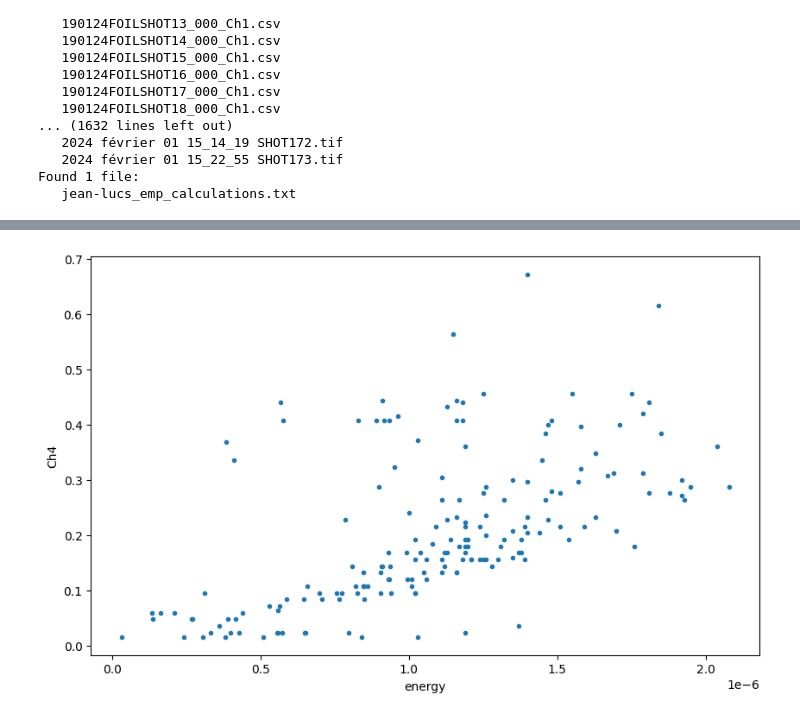
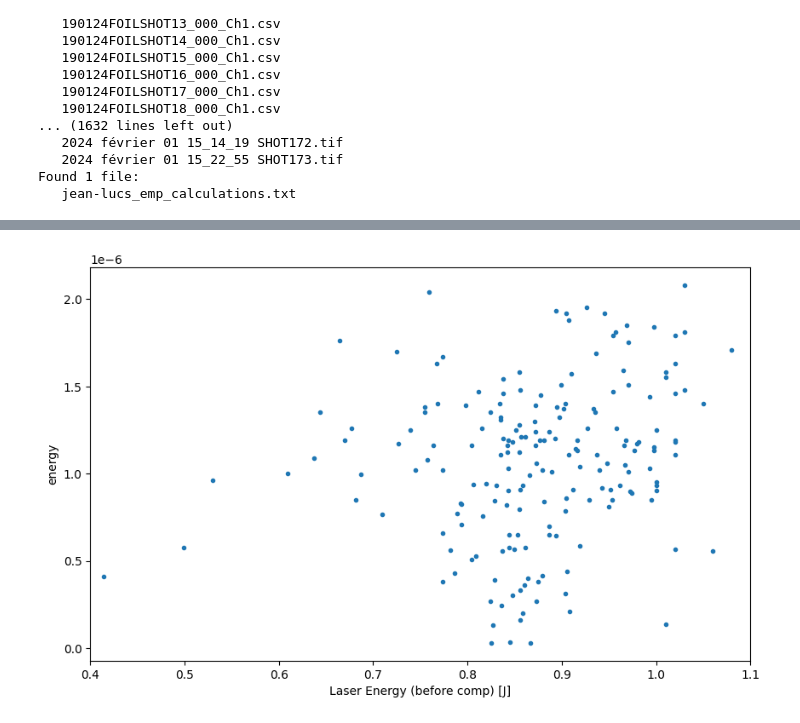
Before and after one commit to Jammi-Dodgers/celia_analysis, a Jupyter notebook: finding_correlations.ipynb, the cells around one changed output, grey strips where cells are left out. Cells and saved outputs as stored; diff of their text form; code cells hidden in the pictures.

```diff
--- a/finding_correlations.ipynb
+++ b/finding_correlations.ipynb
@@ -140,12 +150,12 @@ plt.show()
 # %%
 fig, axs = plt.subplots(1, 1, figsize= (10,6))
 
-x = "energy"
-y = "Ch4"
+y = "energy"
+x = "Laser Energy (before comp) [J]"
 
 axs.plot(shotsheet[x], shotsheet[y], linestyle= "None", marker= ".")
-axs.set(xlabel= x, ylabel= y)
+axs.set(xlabel= x, ylabel= y, xlim= (0.4,1.1))
 
 plt.show()
 # %% [output]
-[figure, old version]
+[figure, new version]
```
Also changed, not shown: parts of 5 cells of this notebook, 2 other files.
